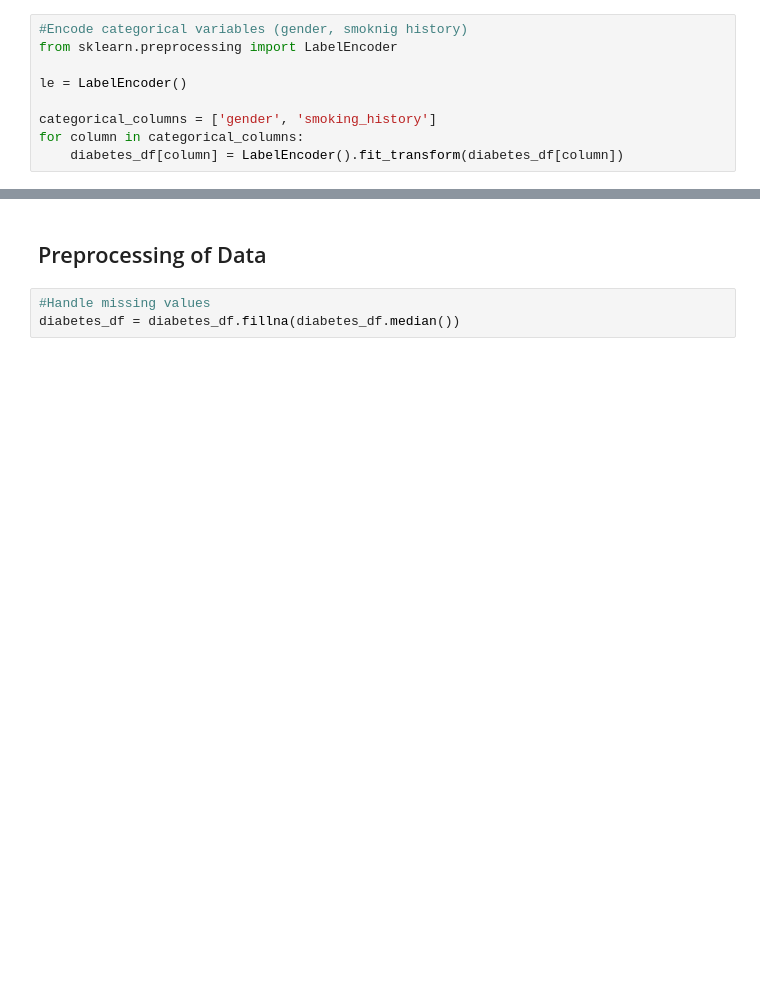
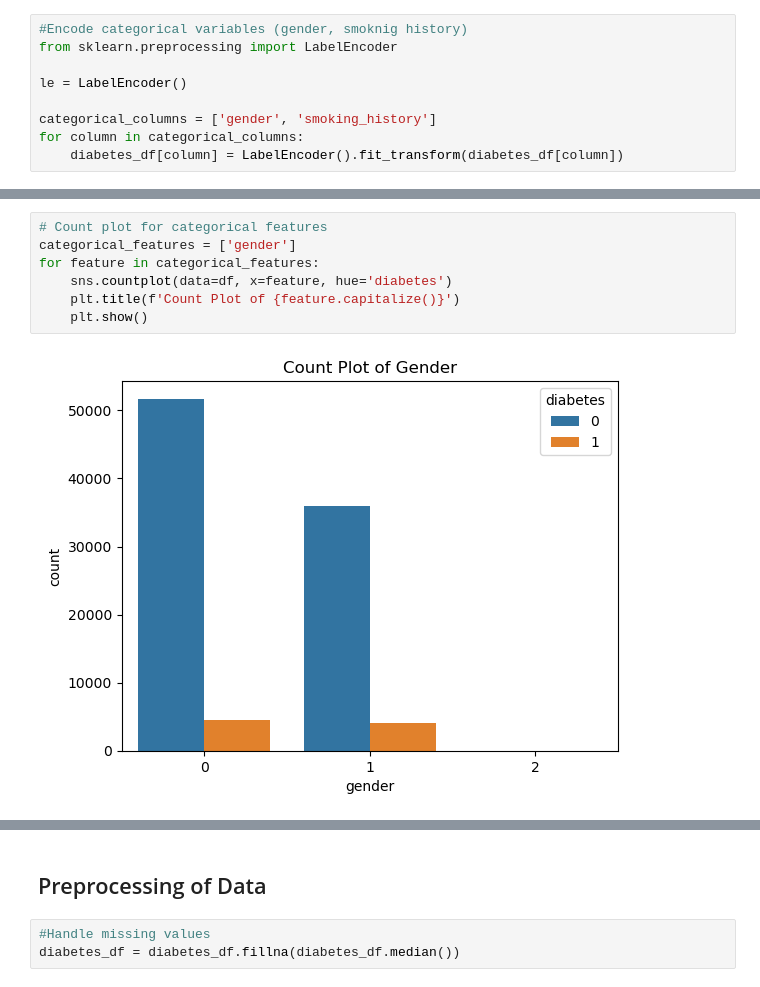
Before and after one commit to VBoudreau55/ML_Project, a Jupyter notebook: Project_Code.ipynb, the cells around one changed output, grey strips where cells are left out. Drawn from its saved outputs; the diff is of its cells as text; blank space fills up the shorter version.

```diff
--- a/Project_Code.ipynb
+++ b/Project_Code.ipynb
@@ -112,0 +187,9 @@ plt.show()
+# %%
+# Count plot for categorical features
+categorical_features = ['gender']
+for feature in categorical_features:
+    sns.countplot(data=df, x=feature, hue='diabetes')
+    plt.title(f'Count Plot of {feature.capitalize()}')
+    plt.show()
+# %% [output]
+[figure, added]
```
Also changed, not shown: parts of 20 cells of this notebook.
